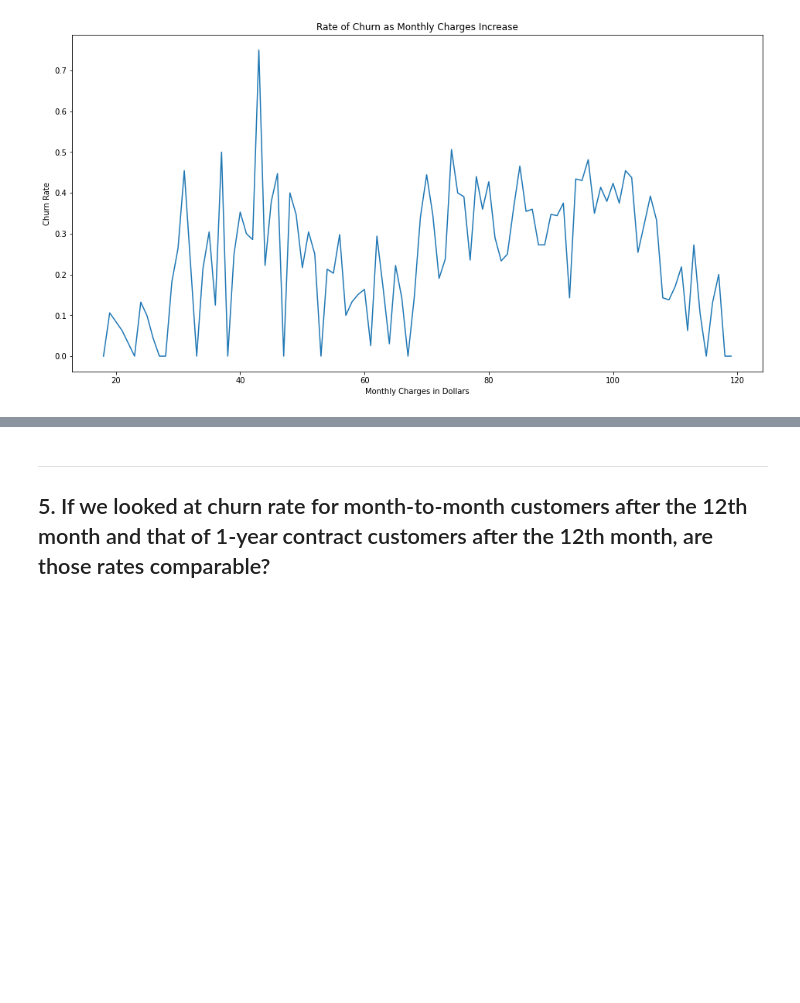
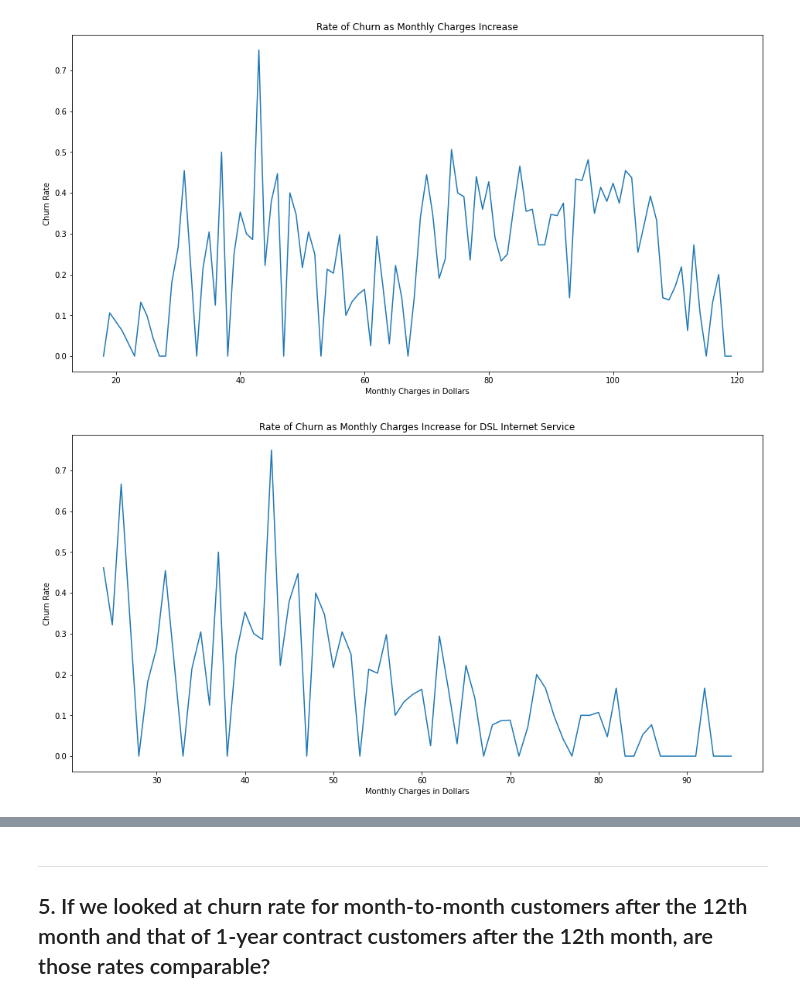
Before and after one commit to hartman-jiang-classification-project/telco-classification-project, a Jupyter notebook: master_project_pipeline.ipynb, the cells around one changed output, grey strips where cells are left out. Cells and saved outputs as stored; diff of their text form; code cells hidden in the pictures; blank space fills up the shorter version.

Commit message:
found churn rates for each service and monthly charge

```diff
--- a/master_project_pipeline.ipynb
+++ b/master_project_pipeline.ipynb
@@ -440,3 +440,20 @@ plt.ylabel("Churn Rate")
 plt.show()
 # %% [output]
 [figure]
+# %%
+# plotting churn rate by monthly_charges DSL internet service
+DSL_monthly_charges = pd.DataFrame({
+    "charges": np.sort(train[train.internet_service_type == "DSL"].monthly_charges.round().unique()),
+})
+
+DSL_monthly_charges["churn_rate"] = [train[(train.internet_service_type == "DSL") & (train.monthly_charges.round() == n)].churn.mean() for n in DSL_monthly_charges.charges]
+
+plt.figure(figsize=(16, 8))
+
+plt.title("Rate of Churn as Monthly Charges Increase for DSL Internet Service")
+plt.plot(DSL_monthly_charges.charges, DSL_monthly_charges.churn_rate)
+plt.xlabel("Monthly Charges in Dollars")
+plt.ylabel("Churn Rate")
+plt.show()
+# %% [output]
+[figure, added]
```
Also changed, not shown: parts of 11 cells of this notebook.
